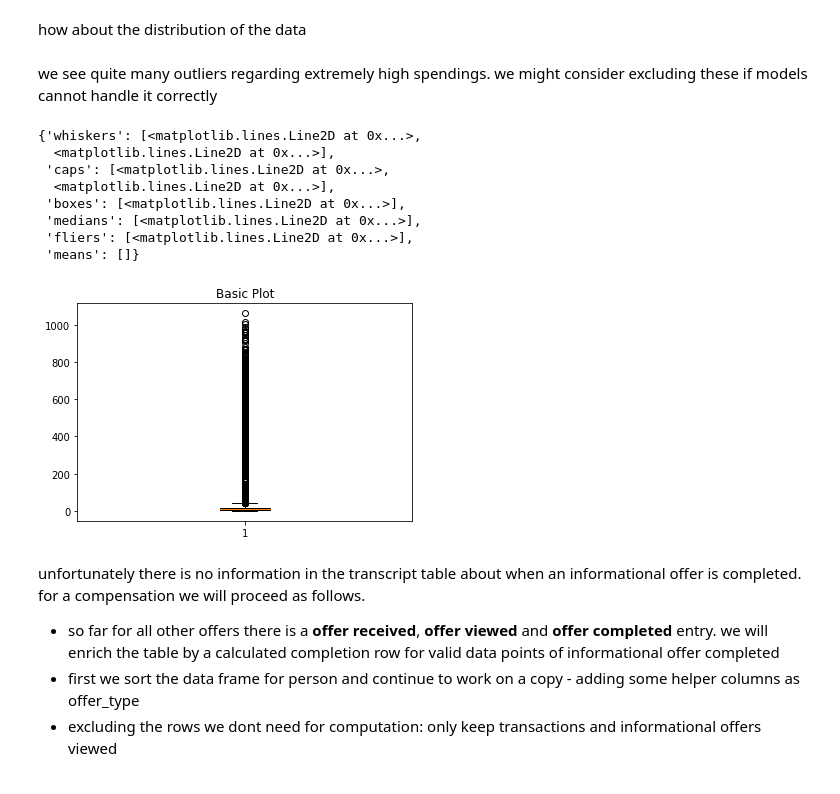
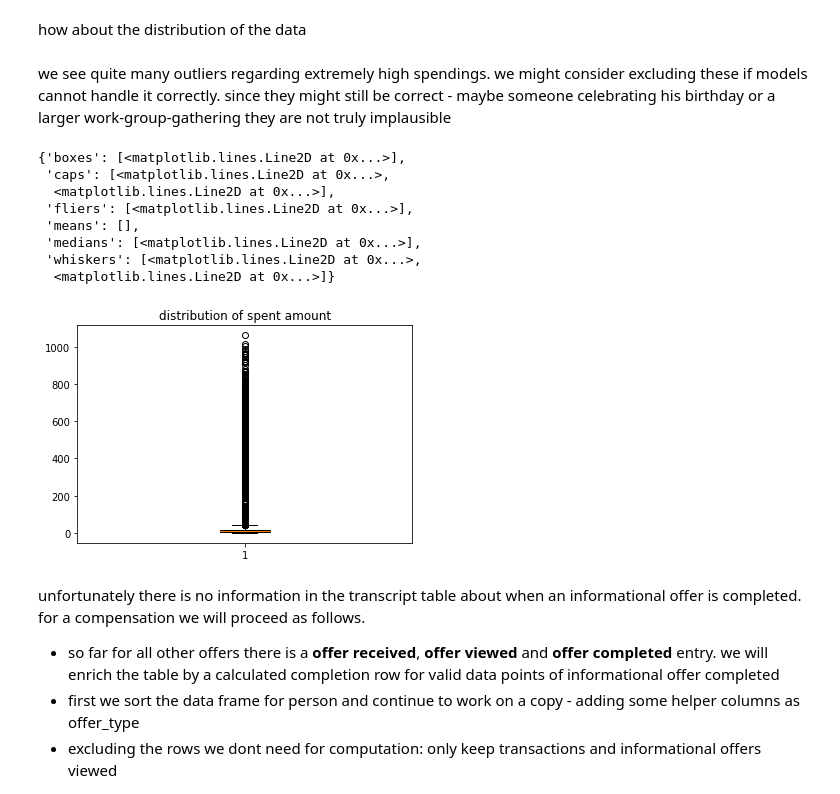
Before and after one commit to udacityML/capstone_starbucks, a Jupyter notebook: Starbucks_Capstone_preprocessing.ipynb, the cells around one changed output. Saved outputs shown, nothing was run; the diff lists cells and outputs as text; code cells hidden in the pictures.

```diff
--- a/Starbucks_Capstone_preprocessing.ipynb
+++ b/Starbucks_Capstone_preprocessing.ipynb
@@ -276,22 +273,22 @@ transcript.drop('value',axis=1,inplace=True)
 # %% [markdown]
 how about the distribution of the data
 # %% [markdown]
-we see quite many outliers regarding extremely high spendings. we might consider excluding these if models cannot handle it correctly
+we see quite many outliers regarding extremely high spendings. we might consider excluding these if models cannot handle it correctly. since they might still be correct - maybe someone celebrating his birthday or a larger work-group-gathering they are not truly implausible
 # %%
 data = transcript[transcript['amount']>0]['amount'].dropna().values.squeeze()
 fig1, ax1 = plt.subplots()
-ax1.set_title('Basic Plot')
+ax1.set_title('distribution of spent amount')
 ax1.boxplot(data)
 # %% [output]
-{'whiskers': [<matplotlib.lines.Line2D at 0x...>,
-  <matplotlib.lines.Line2D at 0x...>],
+{'boxes': [<matplotlib.lines.Line2D at 0x...>],
  'caps': [<matplotlib.lines.Line2D at 0x...>,
   <matplotlib.lines.Line2D at 0x...>],
- 'boxes': [<matplotlib.lines.Line2D at 0x...>],
+ 'fliers': [<matplotlib.lines.Line2D at 0x...>],
+ 'means': [],
  'medians': [<matplotlib.lines.Line2D at 0x...>],
- 'fliers': [<matplotlib.lines.Line2D at 0x...>],
- 'means': []}
+ 'whiskers': [<matplotlib.lines.Line2D at 0x...>,
+  <matplotlib.lines.Line2D at 0x...>]}
-[figure, old version]
+[figure, new version]
 # %% [markdown]
 unfortunately there is no information in the transcript table about when an informational offer is completed. for a compensation we will proceed as follows.
 - so far for all other offers there is a **offer received**, **offer viewed** and **offer completed** entry. we will enrich the table by a calculated completion row for valid data points of informational offer completed
```
Also changed, not shown: parts of 129 cells of this notebook, 9 other files.
